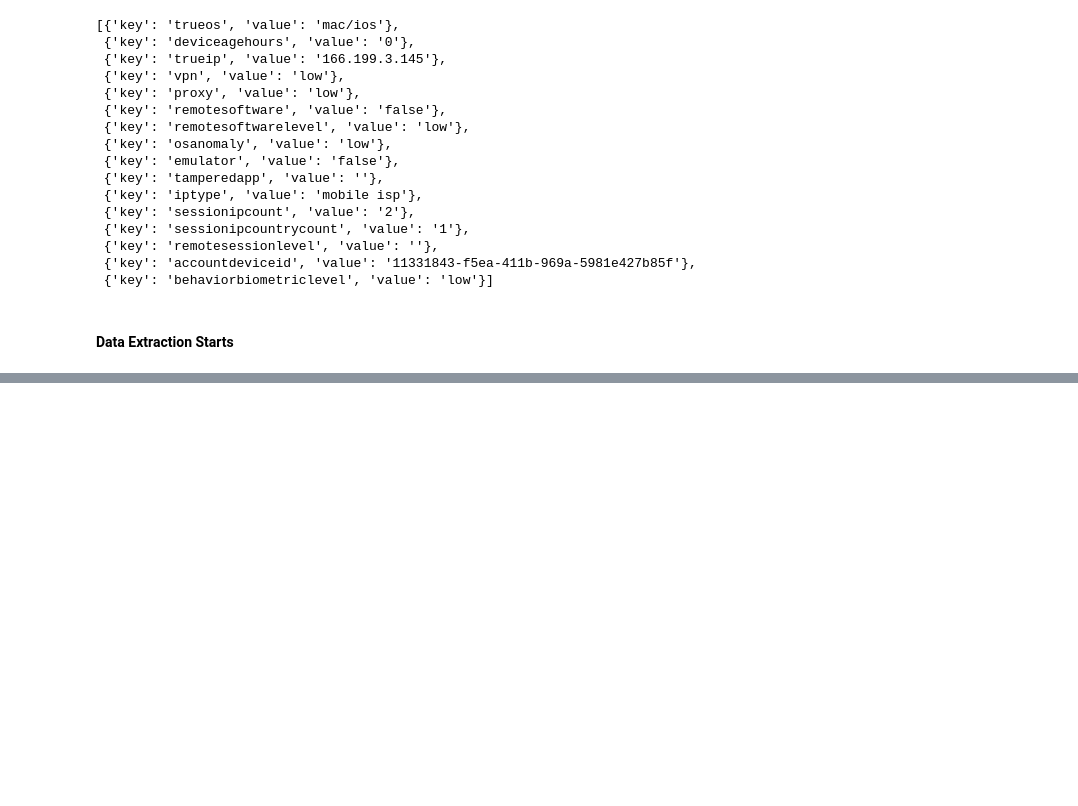
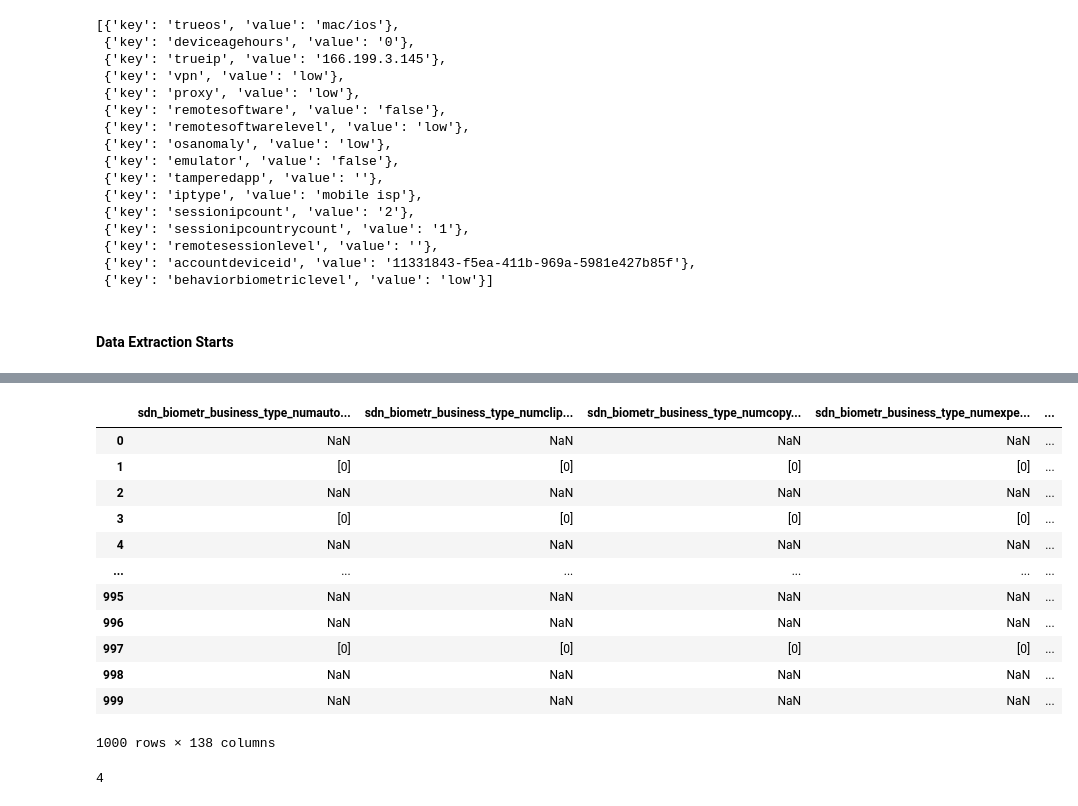
Before and after one commit to naresh-novo/onboarding_fraud_model_v2, a Jupyter notebook: code/dataset_creation_sardine.ipynb, the cells around one changed output, grey strips where cells are left out. Saved outputs shown, nothing was run; the diff lists cells and outputs as text; code cells hidden in the pictures; blank space fills up the shorter version.

```diff
--- a/code/dataset_creation_sardine.ipynb
+++ b/code/dataset_creation_sardine.ipynb
@@ -240,12 +240,12 @@ def extract_device_biometr_signals(row):
             if key in device_biometr_all_variants_keys_list:
                 key1 = keys_mapping[key]
                 named_dict[key1] = append_values_of_same_keys(named_dict_dup_keys, key1)
-                tmp_dict[f"sdn_biometr_{key1}_numautofillevents"] = str(named_dict.get(key1, {}).get('numautofillevents', None))
-                tmp_dict[f"sdn_biometr_{key1}_numclipboardevents"] = str(named_dict.get(key1, {}).get('numclipboardevents', None))
-                tmp_dict[f"sdn_biometr_{key1}_numcopypasteevents"] = str(named_dict.get(key1, {}).get('numcopypasteevents', None))
-                tmp_dict[f"sdn_biometr_{key1}_numexpertkeyevents"] = str(named_dict.get(key1, {}).get('numexpertkeyevents', None))
-                tmp_dict[f"sdn_biometr_{key1}_timespendinms"] = str(named_dict.get(key1, {}).get('timespendinms', None))
-                tmp_dict[f"sdn_biometr_{key1}_timespendinmsevents"] = str(named_dict.get(key1, {}).get('timespendinmsevents', None))
+                tmp_dict[f"sdn_biometr_{key1}_numautofillevents"] = named_dict.get(key1, {}).get('numautofillevents', None)
+                tmp_dict[f"sdn_biometr_{key1}_numclipboardevents"] = named_dict.get(key1, {}).get('numclipboardevents', None)
+                tmp_dict[f"sdn_biometr_{key1}_numcopypasteevents"] = named_dict.get(key1, {}).get('numcopypasteevents', None)
+                tmp_dict[f"sdn_biometr_{key1}_numexpertkeyevents"] = named_dict.get(key1, {}).get('numexpertkeyevents', None)
+                tmp_dict[f"sdn_biometr_{key1}_timespendinms"] = named_dict.get(key1, {}).get('timespendinms', None)
+                tmp_dict[f"sdn_biometr_{key1}_timespendinmsevents"] = named_dict.get(key1, {}).get('timespendinmsevents', None)
 
         return tmp_dict
     except:
@@ -341,7 +341,7 @@ def extract_device_other_attribute_signals(row):
         device_other_attribute_except_list.append(row.name)
         return pd.Series([pd.np.nan]*len(device_other_attribute_columns), index=device_other_attribute_columns)
 # %%
-# df_sar_tmp = df_sardine[:1000]
+df_sardine = df_sardine[:1000]
 # %%
 
 # Apply the functions to the DataFrame
@@ -368,3 +368,23 @@ device_biometr_df.shape, device_typing_df.shape, device_customer_df.shape, devic
 # named_dict = name_list_of_dicts_by_key(device_data, 'key')
 # %%
 combined_df.to_pickle(project_path+'data/sardine_data_extracted.pkl')
+# %%
+device_biometr_df
+# %% [output]
+|  | sdn_biometr_business_type_numauto... | sdn_biometr_business_type_numclip... | sdn_biometr_business_type_numcopy... | sdn_biometr_business_type_numexpe... | ... |
+| 0 | NaN | NaN | NaN | NaN | ... |
+| 1 | [0] | [0] | [0] | [0] | ... |
+| 2 | NaN | NaN | NaN | NaN | ... |
+| 3 | [0] | [0] | [0] | [0] | ... |
+| 4 | NaN | NaN | NaN | NaN | ... |
+| ... | ... | ... | ... | ... | ... |
+| 995 | NaN | NaN | NaN | NaN | ... |
+| 996 | NaN | NaN | NaN | NaN | ... |
+| 997 | [0] | [0] | [0] | [0] | ... |
+| 998 | NaN | NaN | NaN | NaN | ... |
+| 999 | NaN | NaN | NaN | NaN | ... |
+1000 rows × 138 columns
+# %%
+len(device_biometr_df['sdn_biometr_business_type_timespendinmsevents'][1][0])
+# %% [output]
+4
```
Also changed, not shown: parts of 1 cell of this notebook.
